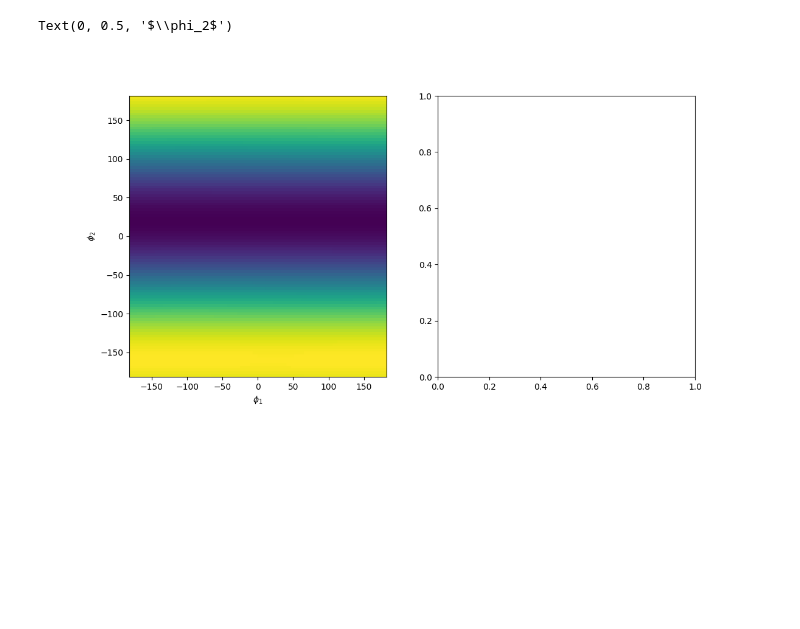
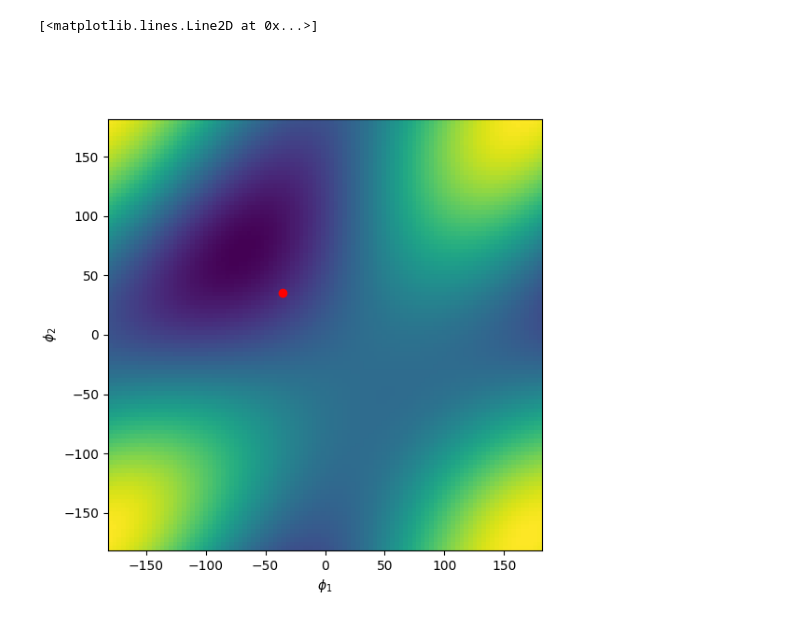
Before and after one commit to eleonoragatti44/Master-Thesis-Gatti, a Jupyter notebook: ode_models/temperature/free_energy_shape.ipynb, the cells around one changed output. Saved outputs shown, nothing was run; the diff lists cells and outputs as text; code cells hidden in the pictures; blank space fills up the shorter version.

```diff
--- a/ode_models/temperature/free_energy_shape.ipynb
+++ b/ode_models/temperature/free_energy_shape.ipynb
@@ -10,15 +10,8 @@ def dot(x, y):
 def norm(x):
     return np.sqrt(dot(x, x))
 
-def free_energy(T, phi1, phi2, J12, J1, J2, omega1, omega2):
-    '''phi1, phi2, omega1, omega2 are 2D arrays'''
-    return T/J12 * dot(phi1, phi2) + J1*J2/T * dot(omega1, omega2)- 1/J12 * (J2*dot(phi1, omega2) + J1*dot(phi2, omega1)) - np.log(i0(norm(phi1))) - np.log(i0(norm(phi2)))
-
-def free_energy_phi(T, phi1, phi2, A1, A2, J12, J1, J2, omega1, omega2):
-    return A1*A2*T/J12 * np.cos(phi1-phi2) + J1*J2/T * np.cos(omega1-omega2) - 1/J12 * (A1*J2*np.cos(phi1-omega2) + A2*J1*np.cos(phi2-omega1)) - np.log(i0(A1)) - np.log(i0(A2))
-
-def free_energy_alignament(T, phi1, phi2, A1, A2, J12, J1, J2):
-    return A1*A2*T/J12 * np.cos(phi1-phi2) - np.log(i0(A1)) - np.log(i0(A2))
+def free_energy_phi(T, phi1, phi2, J12, J1, J2, omega1, omega2):
+    return T/J12 * np.cos(phi1-phi2) + J1*J2/T * np.cos(omega1-omega2) - 1/J12 * (J2*np.cos(phi1-omega2) + J1*np.cos(phi2-omega1))
 # %%
 # define angle and amplitude of phi1 and phi2
 phi1 = np.linspace(0, 2*np.pi, 100)
@@ -30,33 +19,32 @@ A2 = 1
 # %%
 # plot free energy and free_energy_phi for a given set of parameters in 2 subplots
 
 # plot heatmap of potential function
-fig = plt.figure(figsize=(12,6))
-ax1 = fig.add_subplot(121)
-ax2 = fig.add_subplot(122)
+fig = plt.figure(figsize=(6,6))
 
 # create a meshgrid of theta1 and theta2
 phi1 = np.linspace(-np.pi, np.pi, 100)
 phi2 = np.linspace(-np.pi, np.pi, 100)
 phi1, phi2 = np.meshgrid(phi1, phi2)
 
 # define the parameters
-T = 0.2
-J12 = 10
-J1 = 100
-J2 = 0
-A1 = 1
-A2 = 1
-omega1 = np.radians(20)
-omega2 = np.radians(0)
+T = 1
+J12 = 1
+J1 = 1
+J2 = 1
+
+omega1 = np.radians(30)
+omega2 = np.radians(-30)
 
 # calculate the potential
-F = free_energy_phi(T, phi1, phi2, A1, A2, J12, J1, J2, omega1, omega2)
+F = free_energy_phi(T, phi1, phi2, J12, J1, J2, omega1, omega2)
 
 # plot the potential
-ax1.pcolormesh(np.degrees(phi1), np.degrees(phi2), F, cmap='viridis')
-ax1.set_xlabel(r'$\phi_1$')
-ax1.set_ylabel(r'$\phi_2$')
+plt.pcolormesh(np.degrees(phi1), np.degrees(phi2), F, cmap='viridis')
+plt.xlabel(r'$\phi_1$')
+plt.ylabel(r'$\phi_2$')
+# set a red dot at the minimum
+plt.plot(-35.42029261137138, 35.42029261137138, 'ro')
 # %% [output]
-Text(0, 0.5, '$\\phi_2$')
+[<matplotlib.lines.Line2D at 0x...>]
-[figure, old version]
+[figure, new version]
```
Also changed, not shown: parts of 4 cells of this notebook, 10 other files.
